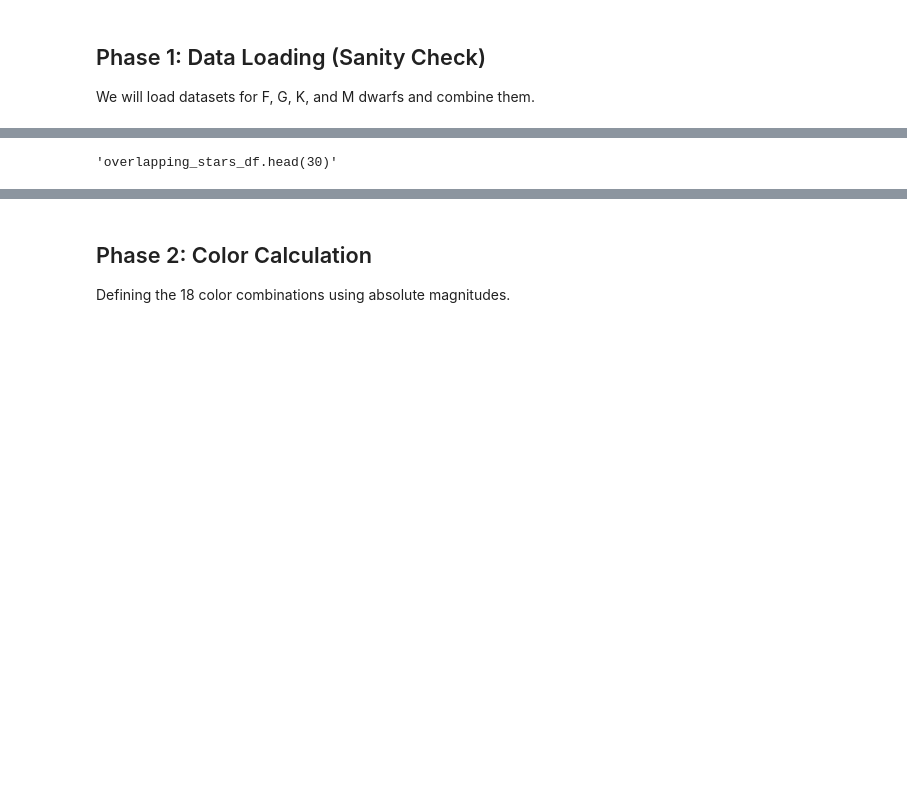
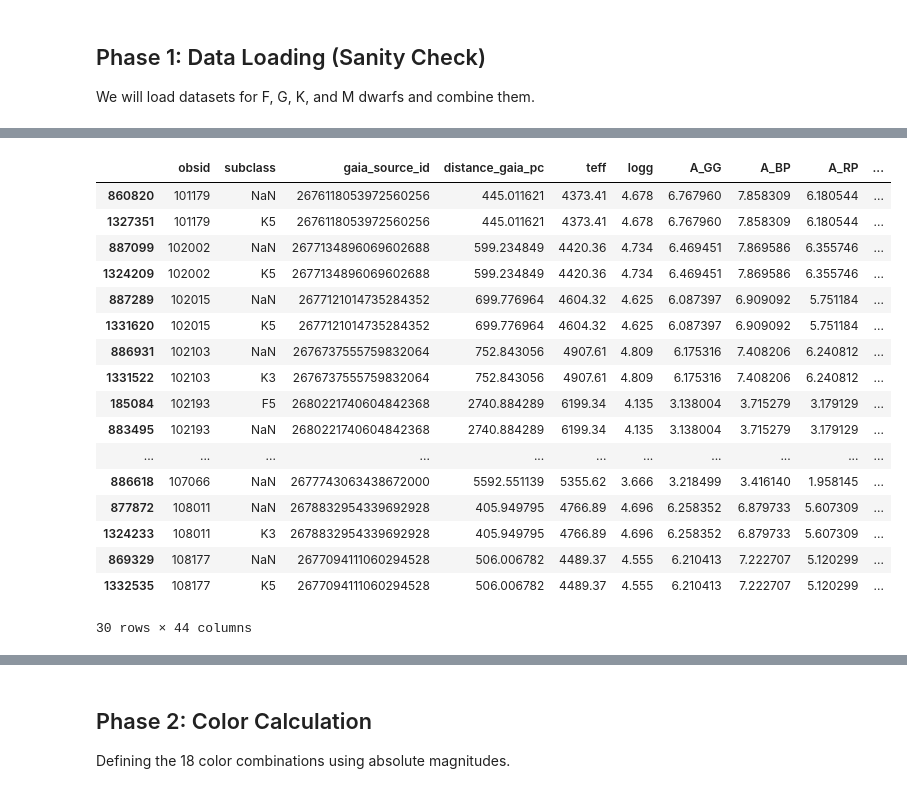
Before and after one commit to BrightonLiu-zZ/cool-dwarf_stellar_parameter_inference_from_survey_data, a Jupyter notebook: notebooks/consolidated_color_teff_analysis.ipynb, the cells around one changed output, grey strips where cells are left out. Saved outputs shown, nothing was run; the diff lists cells and outputs as text; code cells hidden in the pictures; blank space fills up the shorter version.

```diff
--- a/notebooks/consolidated_color_teff_analysis.ipynb
+++ b/notebooks/consolidated_color_teff_analysis.ipynb
@@ -83,5 +97,22 @@ else:
 # %%
-"""overlapping_stars_df.head(30)"""
+overlapping_stars_df.head(30)
 # %% [output]
+|  | obsid | subclass | gaia_source_id | distance_gaia_pc | teff | logg | A_GG | A_BP | A_RP | ... |
+| 860820 | 101179 | NaN | 2676118053972560256 | 445.011621 | 4373.41 | 4.678 | 6.767960 | 7.858309 | 6.180544 | ... |
+| 1327351 | 101179 | K5 | 2676118053972560256 | 445.011621 | 4373.41 | 4.678 | 6.767960 | 7.858309 | 6.180544 | ... |
+| 887099 | 102002 | NaN | 2677134896069602688 | 599.234849 | 4420.36 | 4.734 | 6.469451 | 7.869586 | 6.355746 | ... |
+| 1324209 | 102002 | K5 | 2677134896069602688 | 599.234849 | 4420.36 | 4.734 | 6.469451 | 7.869586 | 6.355746 | ... |
+| 887289 | 102015 | NaN | 2677121014735284352 | 699.776964 | 4604.32 | 4.625 | 6.087397 | 6.909092 | 5.751184 | ... |
+| 1331620 | 102015 | K5 | 2677121014735284352 | 699.776964 | 4604.32 | 4.625 | 6.087397 | 6.909092 | 5.751184 | ... |
+| 886931 | 102103 | NaN | 2676737555759832064 | 752.843056 | 4907.61 | 4.809 | 6.175316 | 7.408206 | 6.240812 | ... |
+| 1331522 | 102103 | K3 | 2676737555759832064 | 752.843056 | 4907.61 | 4.809 | 6.175316 | 7.408206 | 6.240812 | ... |
+| 185084 | 102193 | F5 | 2680221740604842368 | 2740.884289 | 6199.34 | 4.135 | 3.138004 | 3.715279 | 3.179129 | ... |
+| 883495 | 102193 | NaN | 2680221740604842368 | 2740.884289 | 6199.34 | 4.135 | 3.138004 | 3.715279 | 3.179129 | ... |
+| ... | ... | ... | ... | ... | ... | ... | ... | ... | ... | ... |
+| 886618 | 107066 | NaN | 2677743063438672000 | 5592.551139 | 5355.62 | 3.666 | 3.218499 | 3.416140 | 1.958145 | ... |
+| 877872 | 108011 | NaN | 2678832954339692928 | 405.949795 | 4766.89 | 4.696 | 6.258352 | 6.879733 | 5.607309 | ... |
+| 1324233 | 108011 | K3 | 2678832954339692928 | 405.949795 | 4766.89 | 4.696 | 6.258352 | 6.879733 | 5.607309 | ... |
+| 869329 | 108177 | NaN | 2677094111060294528 | 506.006782 | 4489.37 | 4.555 | 6.210413 | 7.222707 | 5.120299 | ... |
+| 1332535 | 108177 | K5 | 2677094111060294528 | 506.006782 | 4489.37 | 4.555 | 6.210413 | 7.222707 | 5.120299 | ... |
-'overlapping_stars_df.head(30)'
+30 rows × 44 columns
 # %%
```
Also changed, not shown: parts of 6 cells of this notebook, 16 other files.
